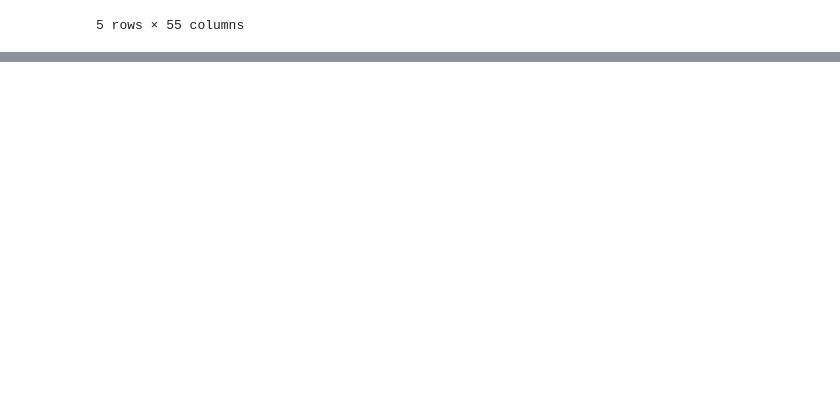
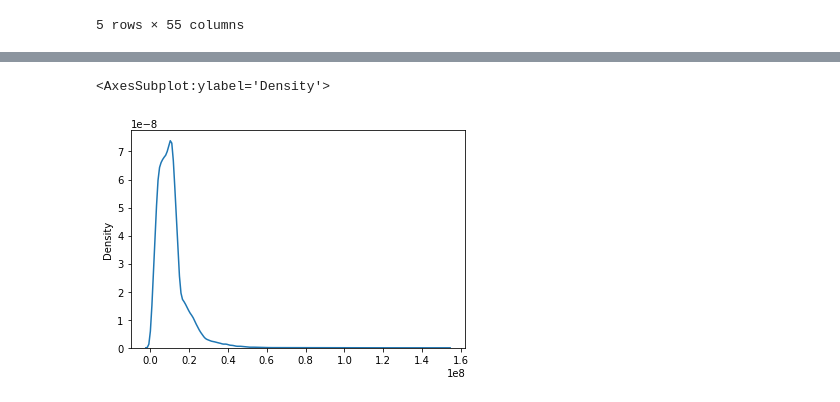
Before and after one commit to Stella-Mutacho/10Academy_Tellco_Project, a Jupyter notebook: Notebooks/Cleaning data.ipynb, the cells around one changed output, grey strips where cells are left out. Cells and saved outputs as stored; diff of their text form; code cells hidden in the pictures; blank space fills up the shorter version.

```diff
--- a/Notebooks/Cleaning data.ipynb
+++ b/Notebooks/Cleaning data.ipynb
@@ -79,0 +480,5 @@ data.head()
+# %%
+sns.distplot(x= data_volumes['Google data vol'], hist=False)
+# %% [output]
+<AxesSubplot:ylabel='Density'>
+[figure, added]
```
Also changed, not shown: parts of 115 cells of this notebook.
